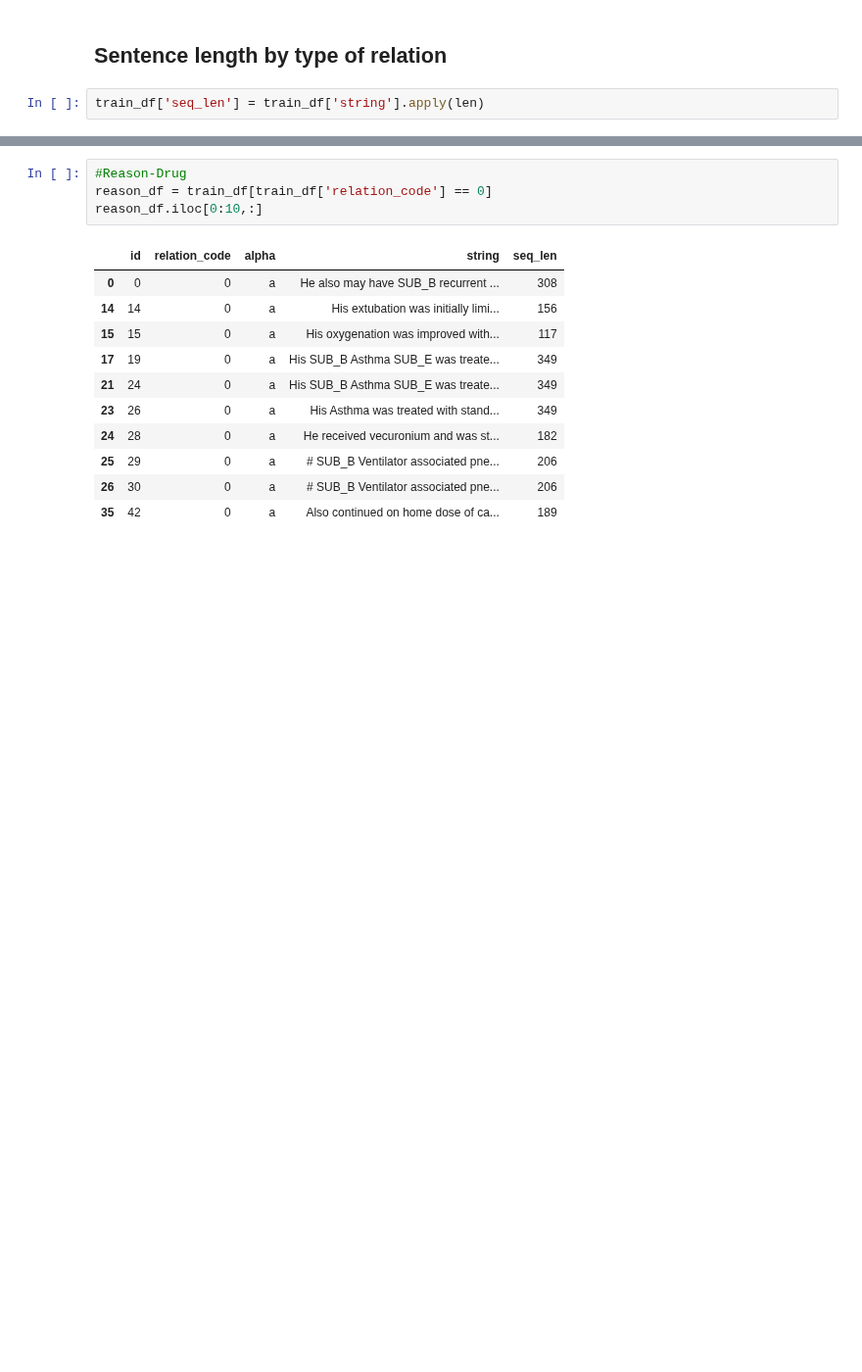
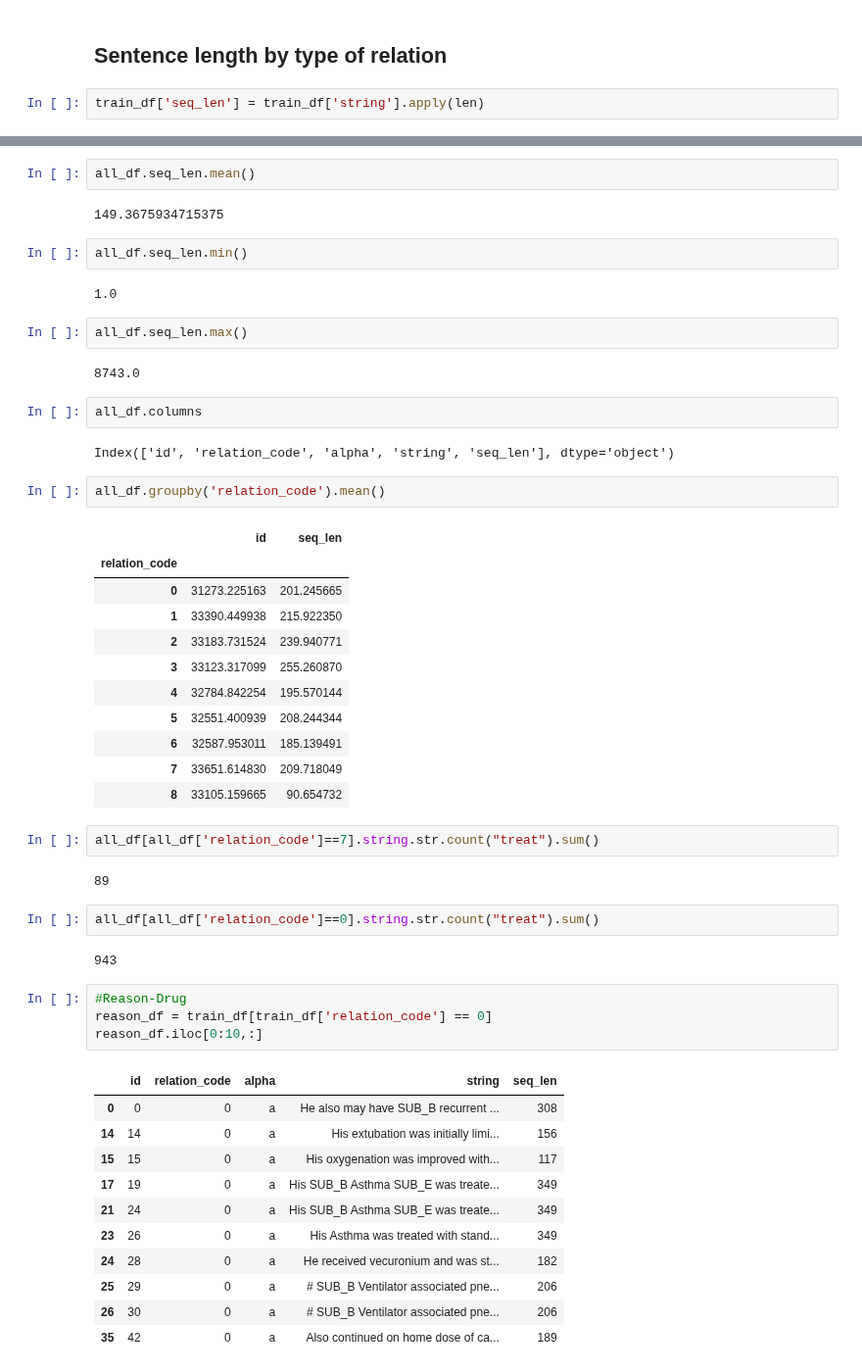
Before and after one commit to pnarsina/w266_final, a Jupyter notebook: i2b2_prep_BERT.ipynb, the cells around one changed output, grey strips where cells are left out. Shown at 98% size. Cells and saved outputs as stored; diff of their text form; blank space fills up the shorter version.

```diff
--- a/i2b2_prep_BERT.ipynb
+++ b/i2b2_prep_BERT.ipynb
@@ -528,3 +561,41 @@ ax1 = sns.boxplot(x = 'relation_code', y = 'seq_len' , data = train_df)
+# %%
+all_df.seq_len.mean()
+# %% [output]
+149.3675934715375
+# %%
+all_df.seq_len.min()
+# %% [output]
+1.0
+# %%
+all_df.seq_len.max()
+# %% [output]
+8743.0
+# %%
+all_df.columns
+# %% [output]
+Index(['id', 'relation_code', 'alpha', 'string', 'seq_len'], dtype='object')
+# %%
+all_df.groupby('relation_code').mean()
+# %% [output]
+|  | id | seq_len |
+| relation_code |  |  |
+| 0 | 31273.225163 | 201.245665 |
+| 1 | 33390.449938 | 215.922350 |
+| 2 | 33183.731524 | 239.940771 |
+| 3 | 33123.317099 | 255.260870 |
+| 4 | 32784.842254 | 195.570144 |
+| 5 | 32551.400939 | 208.244344 |
+| 6 | 32587.953011 | 185.139491 |
+| 7 | 33651.614830 | 209.718049 |
+| 8 | 33105.159665 | 90.654732 |
+# %%
+all_df[all_df['relation_code']==7].string.str.count("treat").sum()
+# %% [output]
+89
+# %%
+all_df[all_df['relation_code']==0].string.str.count("treat").sum()
+# %% [output]
+943
 # %%
 #Reason-Drug
 reason_df = train_df[train_df['relation_code'] == 0]
```
Also changed, not shown: parts of 10 cells of this notebook.
